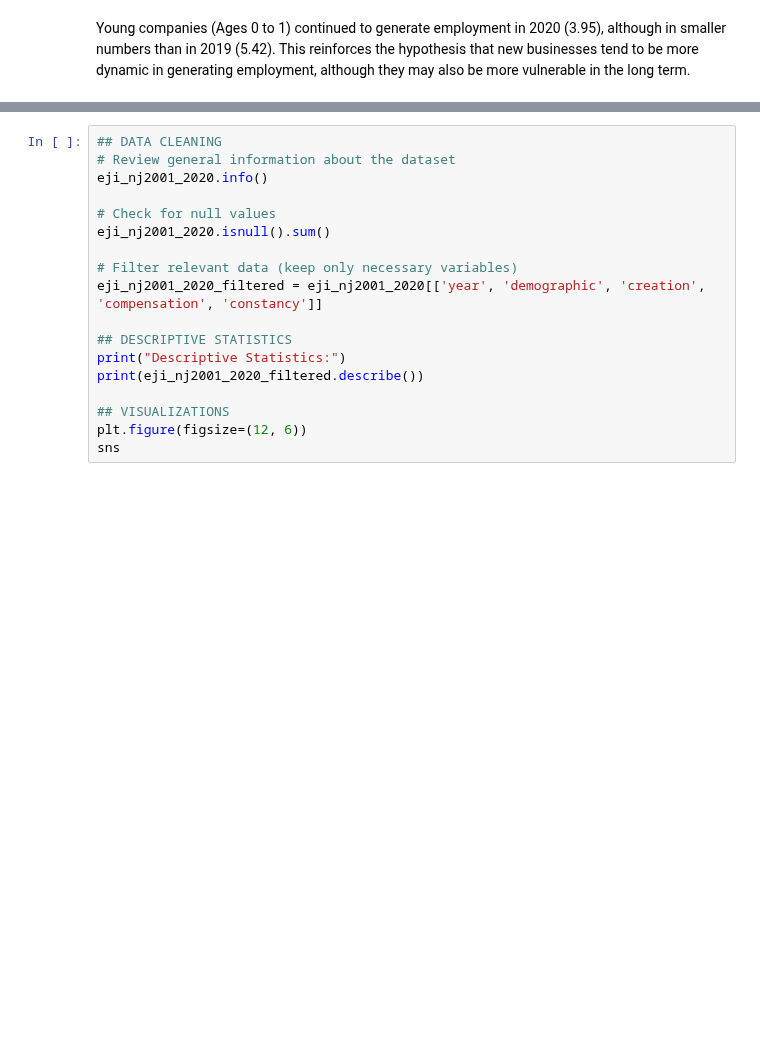
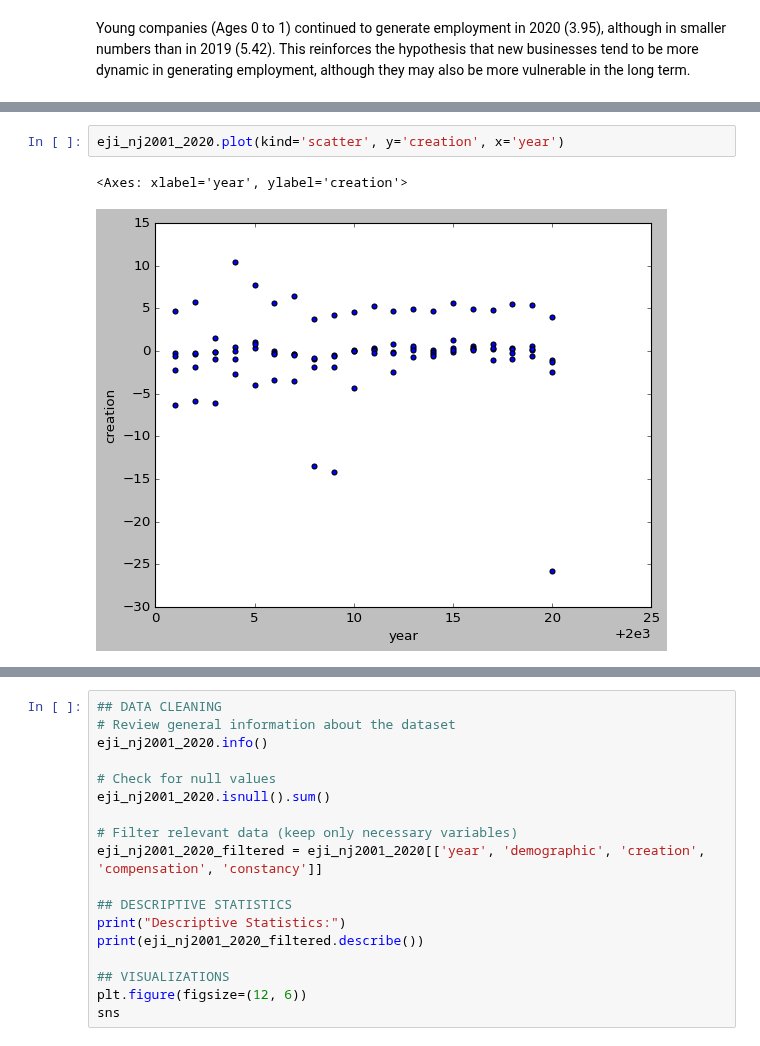
Before and after one commit to shirleyrutgers/DataVis, a Jupyter notebook: ps0.ipynb, the cells around one changed output, grey strips where cells are left out. Drawn from its saved outputs; the diff is of its cells as text; blank space fills up the shorter version.

```diff
--- a/ps0.ipynb
+++ b/ps0.ipynb
@@ -347,0 +357,5 @@ This reinforces the hypothesis that new businesses tend to be more dynamic in ge
+# %%
+eji_nj2001_2020.plot(kind='scatter', y='creation', x='year')
+# %% [output]
+<Axes: xlabel='year', ylabel='creation'>
+[figure, added]
```
Also changed, not shown: parts of 6 cells of this notebook.
